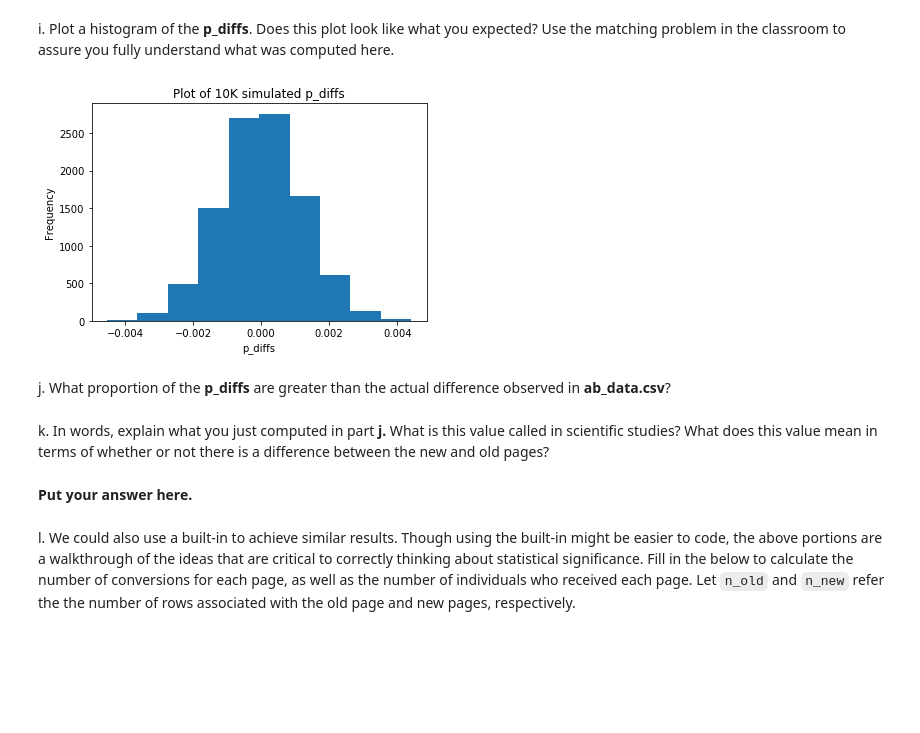
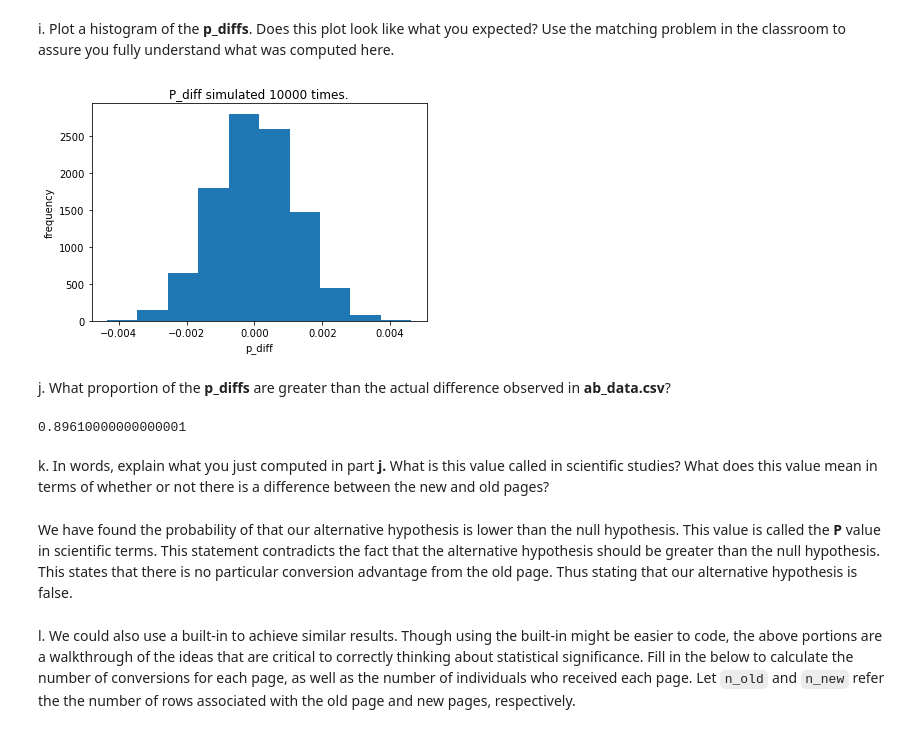
Before and after one commit to nevinbaiju/DAND-inferential-statistics-assignment, a Jupyter notebook: Analyze_ab_test_results_notebook.ipynb, the cells around one changed output. Saved outputs shown, nothing was run; the diff lists cells and outputs as text; code cells hidden in the pictures; blank space fills up the shorter version.

```diff
--- a/Analyze_ab_test_results_notebook.ipynb
+++ b/Analyze_ab_test_results_notebook.ipynb
@@ -262,17 +262,23 @@ for _ in range(0, 10000):
 i. Plot a histogram of the **p_diffs**.  Does this plot look like what you expected?  Use the matching problem in the classroom to assure you fully understand what was computed here.
 # %%
 plt.hist(p_diffs)
-plt.xlabel('p_diffs')
-plt.ylabel('Frequency')
-plt.title('Plot of 10K simulated p_diffs');
+plt.xlabel('p_diff')
+plt.ylabel('frequency')
+plt.title('P_diff simulated 10000 times.');
 # %% [output]
-[figure, old version]
+[figure, new version]
 # %% [markdown]
 j. What proportion of the **p_diffs** are greater than the actual difference observed in **ab_data.csv**?
+# %%
+ab_data_p_diff = df[df['group'] == 'treatment']['converted'].mean() -  df[df['group'] == 'control']['converted'].mean()
+p_diffs = np.array(p_diffs)
+(p_diffs>ab_data_p_diff).mean()
+# %% [output]
+0.89610000000000001
 # %% [markdown]
 k. In words, explain what you just computed in part **j.**  What is this value called in scientific studies?  What does this value mean in terms of whether or not there is a difference between the new and old pages?
-# %% [markdown]
-**Put your answer here.**
+# %% [markdown]
+We have found the probability of that our alternative hypothesis is lower than the null hypothesis. This value is called the **P** value in scientific terms. This statement contradicts the fact that the alternative hypothesis should be greater than the null hypothesis. This states that there is no particular conversion advantage from the old page. Thus stating that our alternative hypothesis is false.
 # %% [markdown]
 l. We could also use a built-in to achieve similar results.  Though using the built-in might be easier to code, the above portions are a walkthrough of the ideas that are critical to correctly thinking about statistical significance. Fill in the below to calculate the number of conversions for each page, as well as the number of individuals who received each page. Let `n_old` and `n_new` refer the the number of rows associated with the old page and new pages, respectively.
 # %%
```
Also changed, not shown: parts of 6 cells of this notebook.
